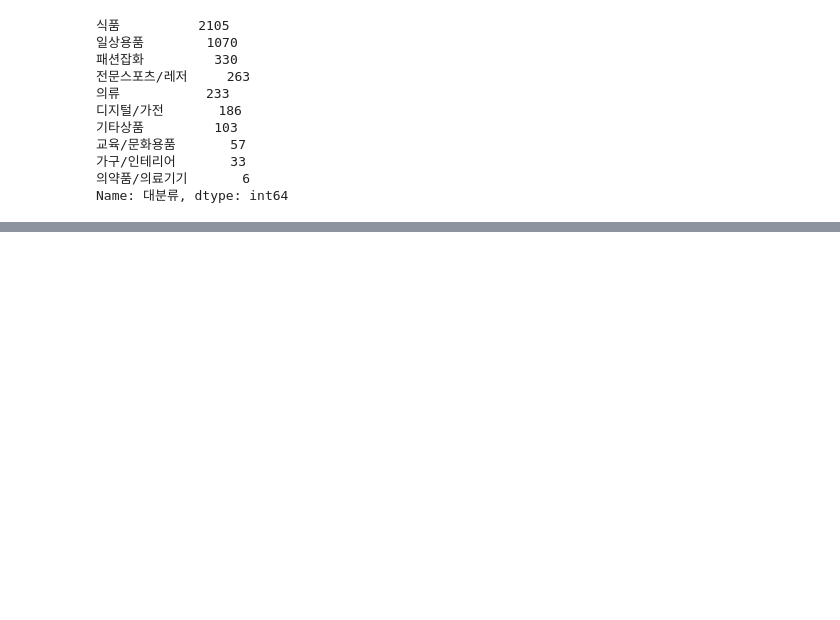
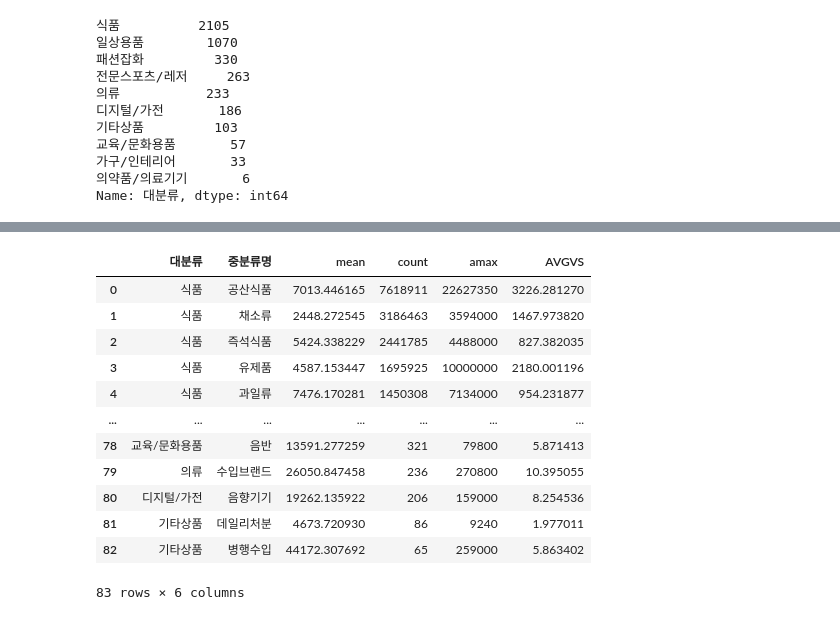
Before and after one commit to PKLH/cakd_LP, a Jupyter notebook: WorkSpace/Kim/EDA_minsup.ipynb, the cells around one changed output, grey strips where cells are left out. Saved outputs shown, nothing was run; the diff lists cells and outputs as text; code cells hidden in the pictures; blank space fills up the shorter version.

```diff
--- a/WorkSpace/Kim/EDA_minsup.ipynb
+++ b/WorkSpace/Kim/EDA_minsup.ipynb
@@ -1781,0 +1915,5 @@ Name: 대분류, dtype: int64
+# %%
+purprd_pv_mean = pd.pivot_table(data=purprd_prodcl,index=['대분류','중분류명'],values='구매금액',aggfunc=(np.mean,np.max))
+# purprd_pv_max = pd.pivot_table(data=purprd_prodcl,index='대분류',values='구매금액',aggfunc=np.max)
+purprd_pv_mean=purprd_pv_mean.reset_index()
+purprd_pv_mean
@@ -1781,0 +1934,3 @@ Name: 대분류, dtype: int64
+# %%
+purprd_cnt=purprd_prodcl['중분류명'].value_counts().reset_index().rename(columns={'index':'중분류명','중분류명':'count'})
+purprd_cnt
@@ -1781,0 +1951,3 @@ Name: 대분류, dtype: int64
+# %%
+purprd_cnt['대분류'] = purprd_cnt['중분류명'].apply(lambda x: find_cat(x))
+purprd_cnt
@@ -1781,0 +1968,4 @@ Name: 대분류, dtype: int64
+# %%
+purprd_pv_mean = pd.merge(purprd_cnt,purprd_pv_mean)
+purprd_pv_mean=purprd_pv_mean[['대분류','중분류명','mean','count','amax']]
+purprd_pv_mean
@@ -1781,0 +1986,17 @@ Name: 대분류, dtype: int64
+# %%
+purprd_pv_mean['AVGVS'] = purprd_pv_mean['amax'] / purprd_pv_mean['mean']
+purprd_pv_mean
+# %% [output]
+|  | 대분류 | 중분류명 | mean | count | amax | AVGVS |
+| 0 | 식품 | 공산식품 | 7013.446165 | 7618911 | 22627350 | 3226.281270 |
+| 1 | 식품 | 채소류 | 2448.272545 | 3186463 | 3594000 | 1467.973820 |
+| 2 | 식품 | 즉석식품 | 5424.338229 | 2441785 | 4488000 | 827.382035 |
+| 3 | 식품 | 유제품 | 4587.153447 | 1695925 | 10000000 | 2180.001196 |
+| 4 | 식품 | 과일류 | 7476.170281 | 1450308 | 7134000 | 954.231877 |
+| ... | ... | ... | ... | ... | ... | ... |
+| 78 | 교육/문화용품 | 음반 | 13591.277259 | 321 | 79800 | 5.871413 |
+| 79 | 의류 | 수입브랜드 | 26050.847458 | 236 | 270800 | 10.395055 |
+| 80 | 디지털/가전 | 음향기기 | 19262.135922 | 206 | 159000 | 8.254536 |
+| 81 | 기타상품 | 데일리처분 | 4673.720930 | 86 | 9240 | 1.977011 |
+| 82 | 기타상품 | 병행수입 | 44172.307692 | 65 | 259000 | 5.863402 |
+83 rows × 6 columns
```
Also changed, not shown: parts of 27 cells of this notebook.
